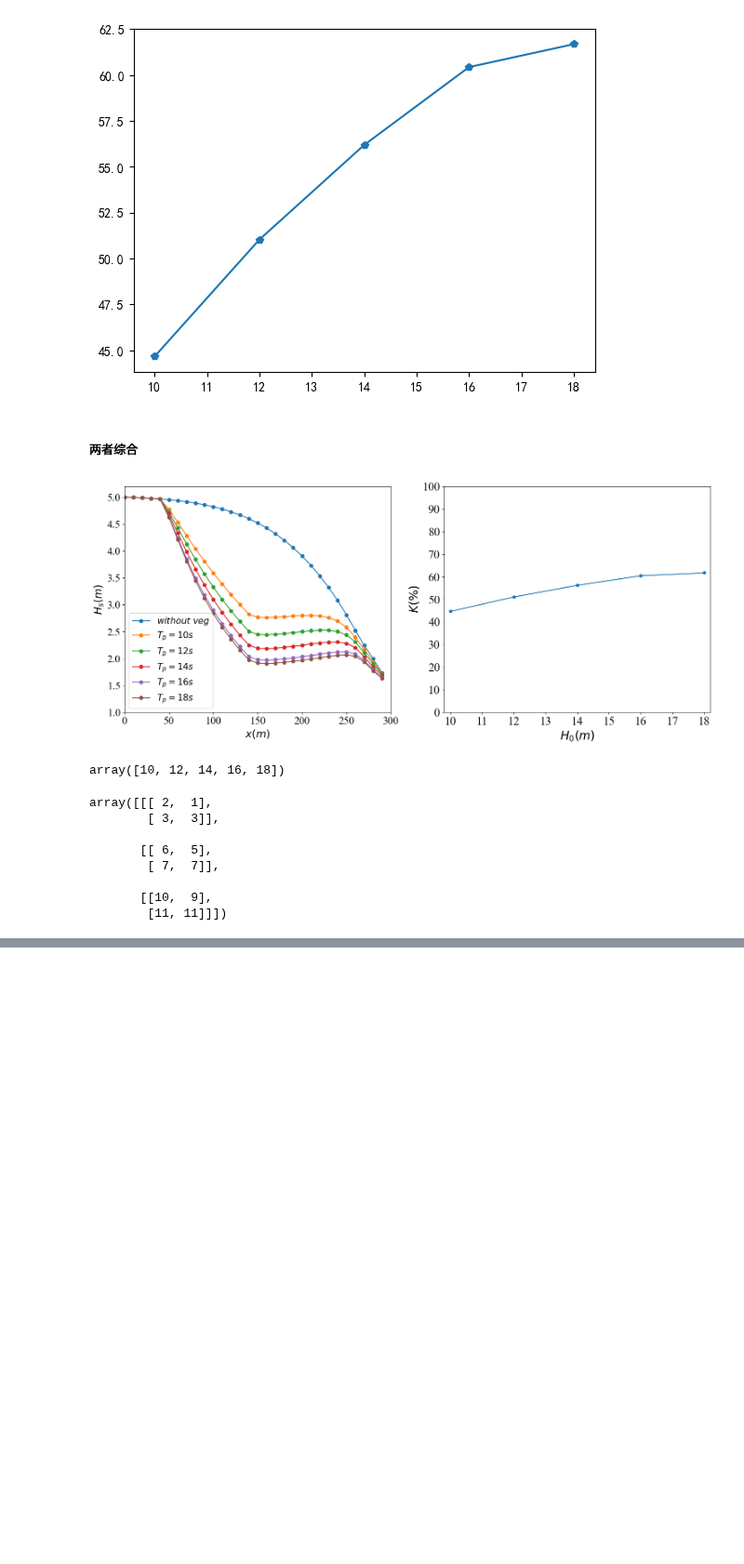
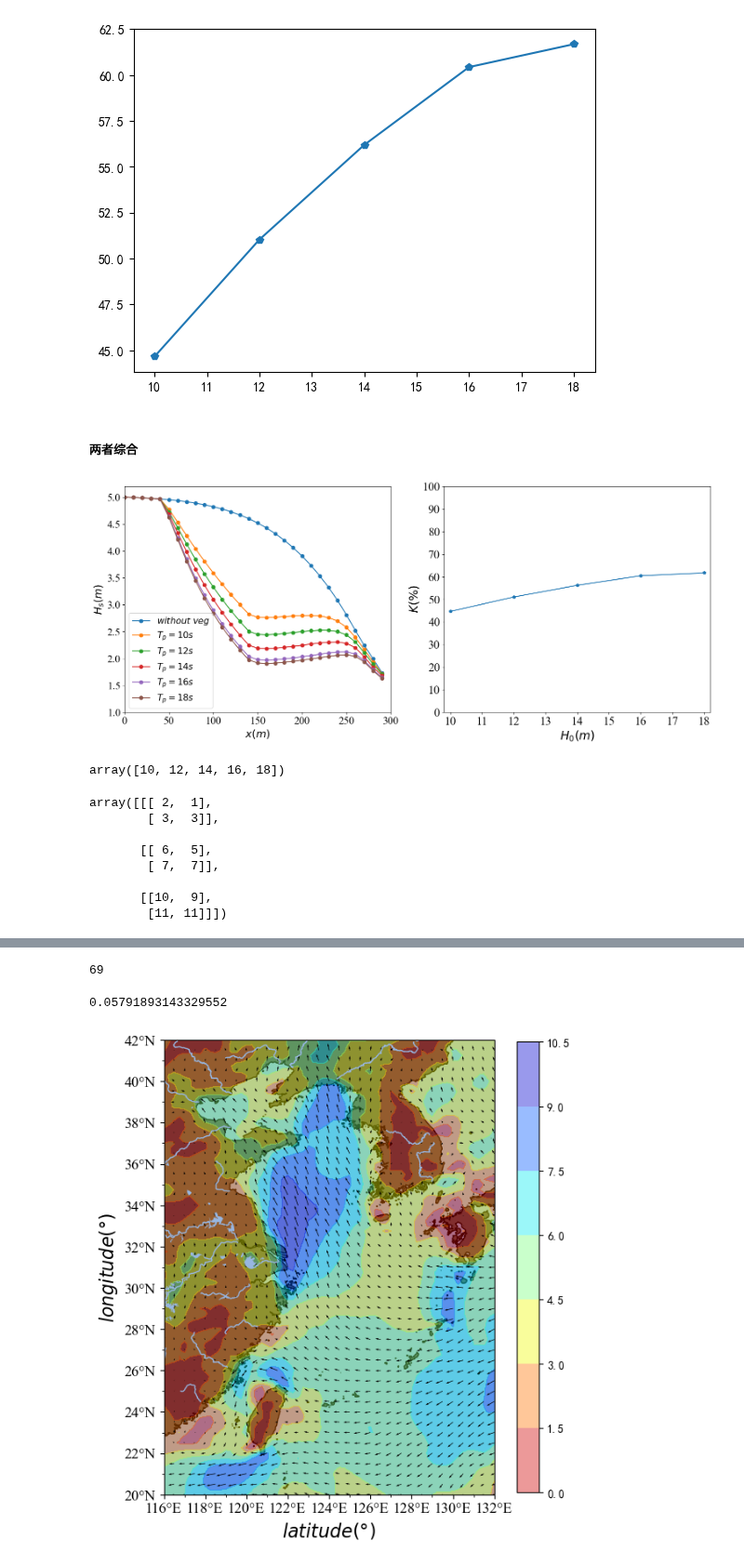
Before and after one commit to jackyvava/CodeWaveVegetation, a Jupyter notebook: code.ipynb, the cells around one changed output, grey strips where cells are left out. Shown at 93% size. Saved outputs shown, nothing was run; the diff lists cells and outputs as text; code cells hidden in the pictures; blank space fills up the shorter version.

```diff
--- a/code.ipynb
+++ b/code.ipynb
@@ -2032,0 +2109,68 @@ array([[[ 2,  1],
+# %%
+nx = 89
+ny = 69
+ny
+# %% [output]
+69
+# %%
+Zwind_u10 = (np.zeros(nx*ny).reshape(nx,ny))
+Zwind_v10 = (np.zeros(nx*ny).reshape(nx,ny))
+# %%
+u10[4,1,1]
+# %% [output]
+0.05791893143329552
+# %%
+for  i in range (nx):
+    for j in range (ny):
+        Zwind_u10[i,j] = u10[4,i,j]
+        Zwind_v10[i,j] = v10[4,i,j]
+# %%
+'''
+with open(r'CN-border-La.gmt') as src:
+    context = src.read()
+    blocks = [cnt for cnt in context.split('>') if len(cnt) > 0]
+    borders = [np.fromstring(block, dtype=float, sep=' ') for block in blocks]
+'''
+
+fig = plt.figure(figsize = (20,20))
+res = ['110m', '50m', '10m']
+extents = [116, 132, 20, 42] # 展示地图范围
+proj = ccrs.PlateCarree()
+ax = fig.add_subplot(1, 3, 1, projection=proj)
+
+plt.contourf(lon2d, lat2d, np.sqrt(Zwind_u10**2+Zwind_v10**2) ,cmap='jet_r',alpha=0.4)
+plt.colorbar(extend='max',fraction = 0.06, pad = 0.06)
+
+ax.set_extent(extents, crs=proj)
+# 绘制细节
+ax.add_feature(cfeature.OCEAN.with_scale('10m'))
+ax.add_feature(cfeature.LAND.with_scale('10m'), edgecolor='k',facecolor='0.3')
+ax.add_feature(cfeature.LAKES.with_scale('10m'), )
+ax.add_feature(cfeature.RIVERS.with_scale('10m'), )
+# ax.add_feature(cfeature.BORDERS.with_scale('10m'), edgecolor='r')
+
+#ax.set_title('resolution=' '10m')
+
+tick_proj = ccrs.PlateCarree()
+#设置横纵坐标显示
+ax.set_xticks(np.arange(116, 132 + 2, 2), crs=tick_proj)
+ax.set_xticks(np.arange(116, 132 + 1, 1), minor=True, crs=tick_proj)
+ax.set_yticks(np.arange(20, 42 + 2, 2), crs=tick_proj)
+ax.set_yticks(np.arange(20, 42 + 1, 1), minor=True, crs=tick_proj)
+plt.xticks(fontproperties = 'Times New Roman',fontsize=13)
+plt.yticks(fontproperties = 'Times New Roman',fontsize=13)
+
+# 利用Formatter格式化刻度标签
+ax.xaxis.set_major_formatter(LongitudeFormatter())
+ax.yaxis.set_major_formatter(LatitudeFormatter())
+
+
+cb=ax.quiver(lon2d[::2,::2],lat2d[::2,::2],Zwind_u10[::2,::2],Zwind_v10[::2,::2],pivot='tail',\
+             width=0.0018,scale=300,color='k',angles='xy',zorder=1)
+
+ax.grid(False)
+plt.xlabel('$latitude(°)$',size=16)
+plt.ylabel('$longitude(°)$',size=16)
+plt.show()
+# %% [output]
+[figure, added]
```
Also changed, not shown: parts of 42 cells of this notebook, 14 other files.
